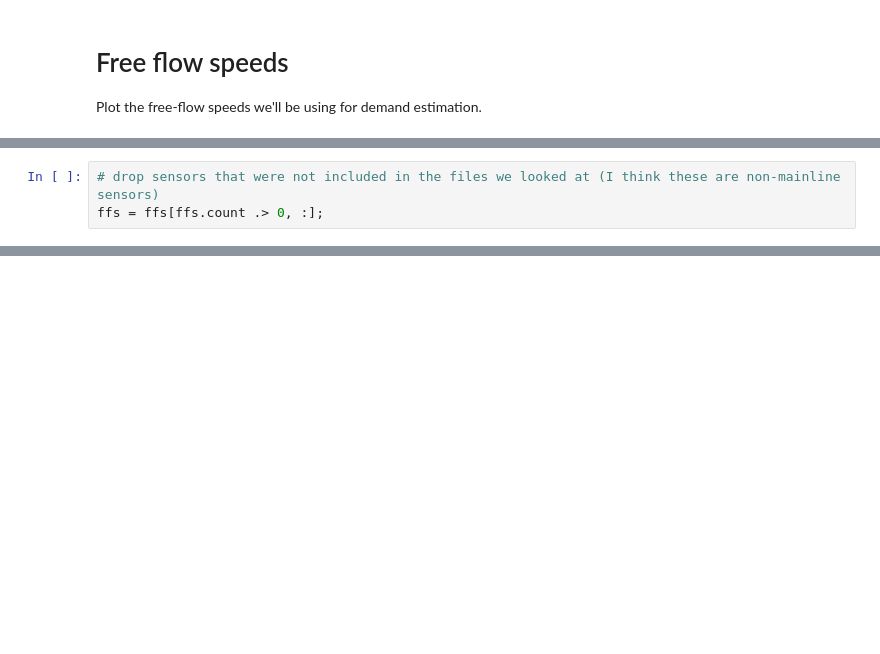
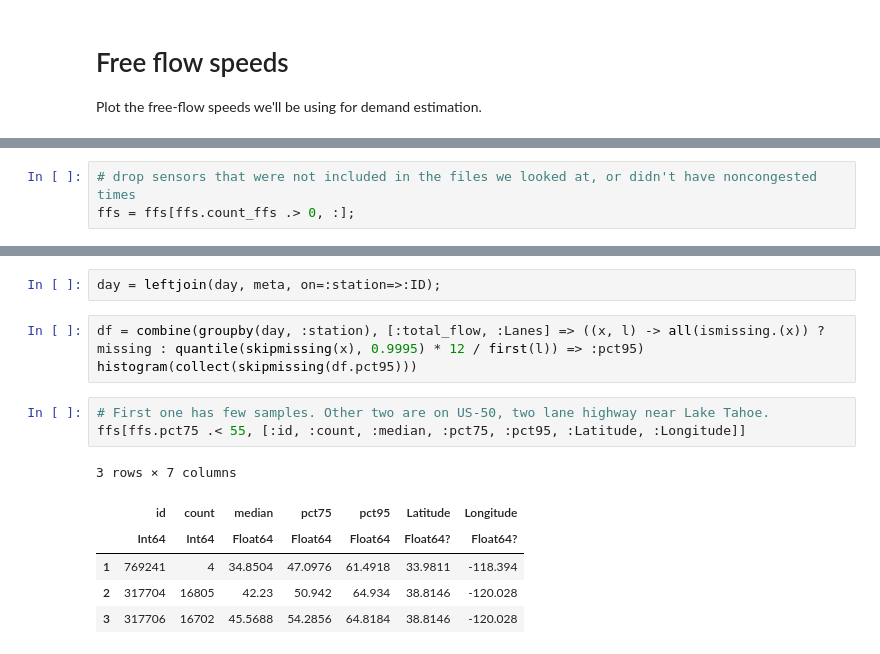
Before and after one commit to mattwigway/peak-spreading, a Jupyter notebook: notebooks/Free flow speed plot.ipynb, the cells around one changed output, grey strips where cells are left out. Saved outputs shown, nothing was run; the diff lists cells and outputs as text; blank space fills up the shorter version.

```diff
--- a/notebooks/Free flow speed plot.ipynb
+++ b/notebooks/Free flow speed plot.ipynb
@@ -36,5 +43,5 @@ ffs = CSV.read("../data/free_flow_speeds.csv", DataFrame)
 # %%
-# drop sensors that were not included in the files we looked at (I think these are non-mainline sensors)
-ffs = ffs[ffs.count .> 0, :];
+# drop sensors that were not included in the files we looked at, or didn't have noncongested times
+ffs = ffs[ffs.count_ffs .> 0, :];
 # %%
 breaks = 50:2:90
@@ -43,0 +86,15 @@ histogram!(ffs.pct95, alpha=0.5, label="95th percentile", bins=breaks, stroke=fa
+# %%
+day = leftjoin(day, meta, on=:station=>:ID);
+# %%
+df = combine(groupby(day, :station), [:total_flow, :Lanes] => ((x, l) -> all(ismissing.(x)) ? missing : quantile(skipmissing(x), 0.9995) * 12 / first(l)) => :pct95)
+histogram(collect(skipmissing(df.pct95)))
+# %%
+# First one has few samples. Other two are on US-50, two lane highway near Lake Tahoe.
+ffs[ffs.pct75 .< 55, [:id, :count, :median, :pct75, :pct95, :Latitude, :Longitude]]
+# %% [output]
+3 rows × 7 columns
+|  | id | count | median | pct75 | pct95 | Latitude | Longitude |
+|  | Int64 | Int64 | Float64 | Float64 | Float64 | Float64? | Float64? |
+| 1 | 769241 | 4 | 34.8504 | 47.0976 | 61.4918 | 33.9811 | -118.394 |
+| 2 | 317704 | 16805 | 42.23 | 50.942 | 64.934 | 38.8146 | -120.028 |
+| 3 | 317706 | 16702 | 45.5688 | 54.2856 | 64.8184 | 38.8146 | -120.028 |
```
Also changed, not shown: parts of 11 cells of this notebook, 3 other files.
